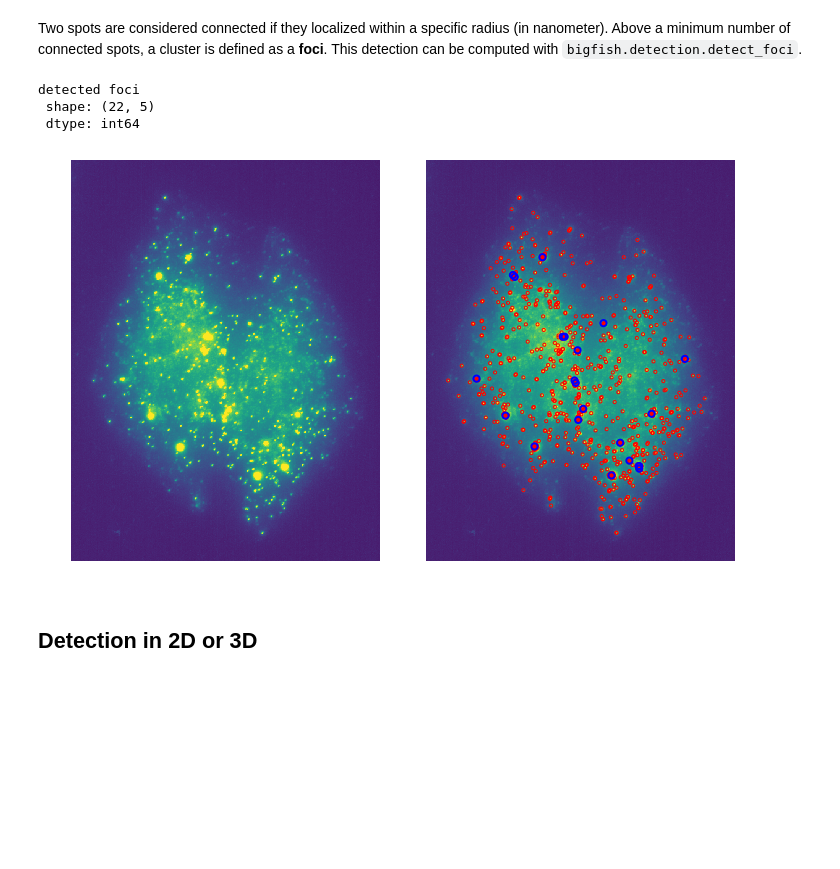
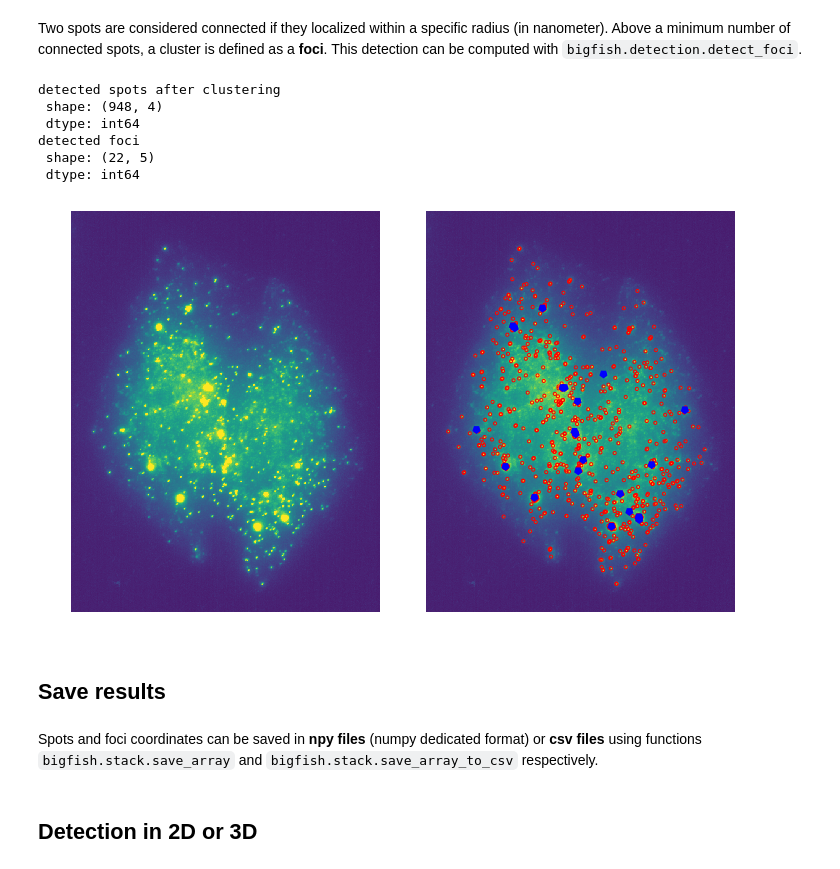
Before and after one commit to fish-quant/big-fish, a Jupyter notebook: examples/5 - Detect spots.ipynb, the cells around one changed output. Cells and saved outputs as stored; diff of their text form; code cells hidden in the pictures; blank space fills up the shorter version.

```diff
--- a/examples/5 - Detect spots.ipynb
+++ b/examples/5 - Detect spots.ipynb
@@ -106,7 +106,7 @@ print("radius yx axis: {0:0.3f}".format(radius_yx))
 radius z axis: 2.021
 radius yx axis: 2.522
 # %%
-tensor = stack.maximum_projection(rna)
-tensor = stack.rescale(tensor, channel_to_stretch=0)
-plot.plot_spot_detection(tensor, spots, radius_yx=radius_yx, framesize=(10, 8), remove_frame=True)
+image_contrasted = stack.rescale(rna, channel_to_stretch=0)
+image_contrasted = stack.maximum_projection(image_contrasted)
+plot.plot_detection(image_contrasted, spots, radius=radius_yx, framesize=(10, 8), remove_frame=True)
 # %% [output]
@@ -241,17 +214,36 @@ Two spots are considered connected if they localized within a specific radius (i
 # %%
 radius = 350
 nb_min_spots = 4
-foci = detection.detect_foci(spots_post_decomposition, voxel_size_z, voxel_size_yx, radius, nb_min_spots)
+spots_post_clustering, foci = detection.detect_foci(
+    spots_post_decomposition,
+    voxel_size_z, voxel_size_yx, radius, nb_min_spots)
+print("detected spots after clustering")
+print("\r shape: {0}".format(spots_post_clustering.shape))
+print("\r dtype: {0}".format(spots_post_clustering.dtype))
 print("detected foci")
 print("\r shape: {0}".format(foci.shape))
 print("\r dtype: {0}".format(foci.dtype))
 # %% [output]
+detected spots after clustering
+ shape: (948, 4)
+ dtype: int64
 detected foci
  shape: (22, 5)
  dtype: int64
 # %%
 # plot
-plot.plot_foci_detection(tensor, spots_post_decomposition, foci, radius_yx,
-                         framesize=(10, 8), remove_frame=True)
+plot.plot_detection(image_contrasted,
+                    spots=[spots_post_decomposition, foci[:, :3]],
+                    shape=["circle", "polygon"],
+                    radius=[radius_yx, radius_yx*2],
+                    color=["red", "blue"],
+                    linewidth=[1, 2],
+                    fill=[False, True],
+                    framesize=(10, 8),
+                    remove_frame=True)
 # %% [output]
-[figure, old version]
+[figure, new version]
+# %% [markdown]
+## Save results
+# %% [markdown]
+Spots and foci coordinates can be saved in **npy files** (numpy dedicated format) or **csv files** using functions `bigfish.stack.save_array` and `bigfish.stack.save_array_to_csv` respectively.
```
Also changed, not shown: parts of 9 cells of this notebook, 6 other files.
